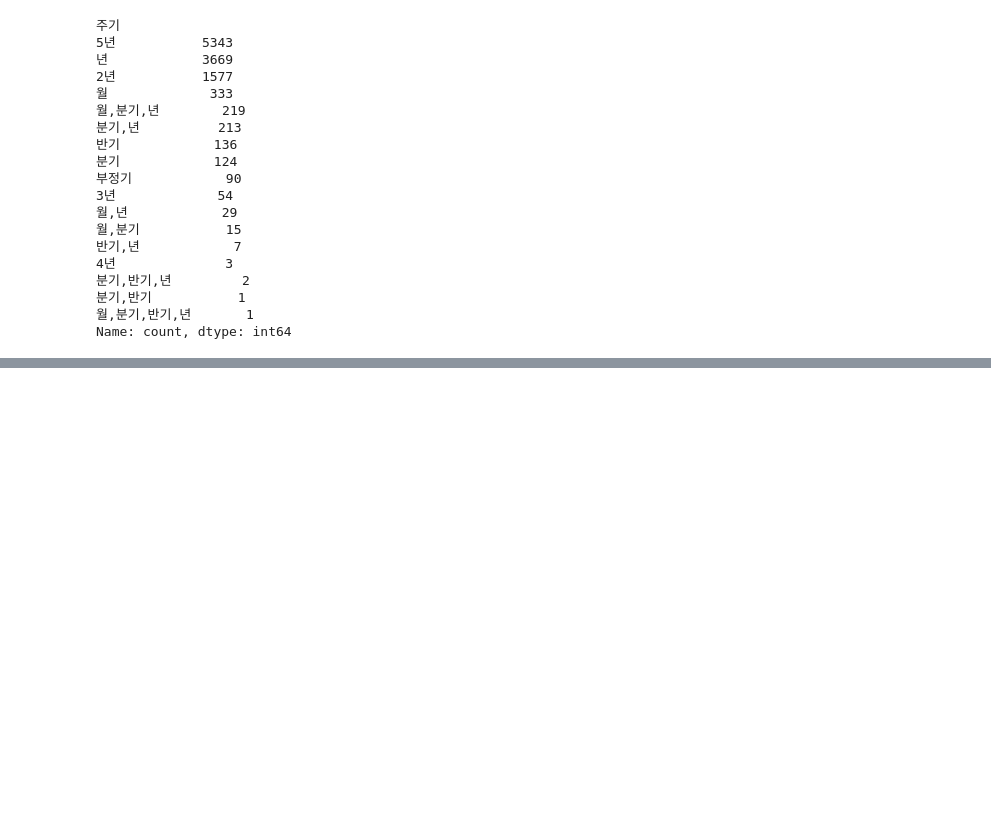
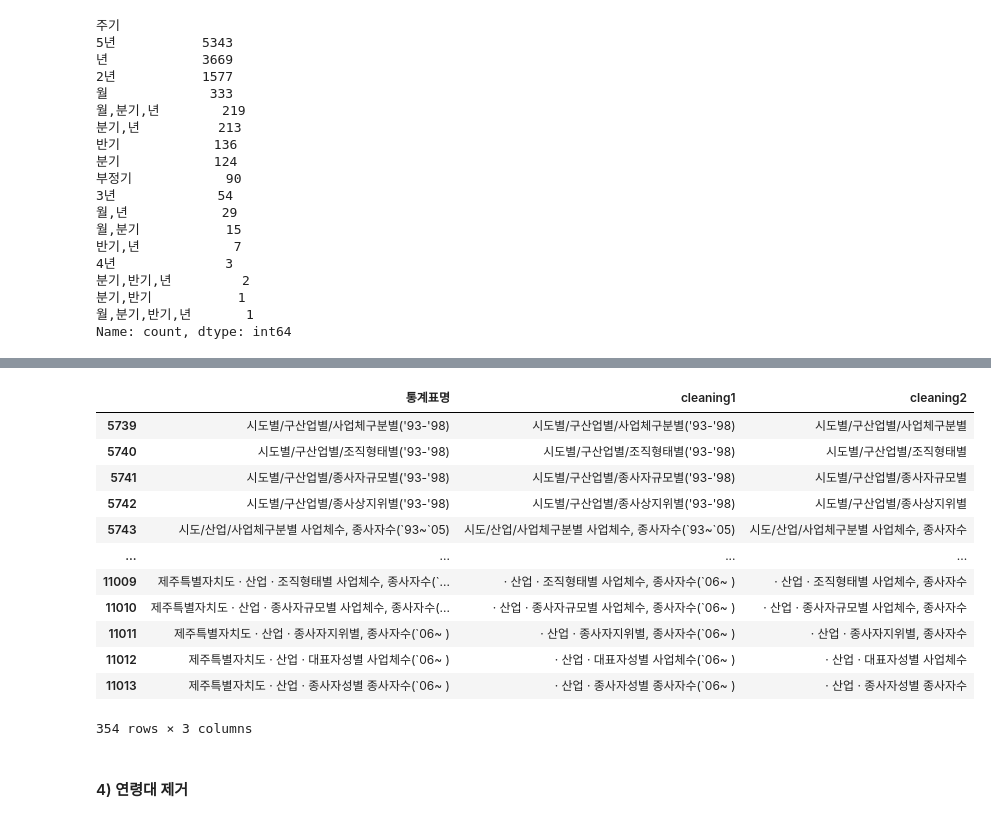
Before and after one commit to Tikkeulmoatikkeul/Cos-kobot_enhancement_research, a Jupyter notebook: node_table.ipynb, the cells around one changed output, grey strips where cells are left out. Saved outputs shown, nothing was run; the diff lists cells and outputs as text; code cells hidden in the pictures; blank space fills up the shorter version.

```diff
--- a/node_table.ipynb
+++ b/node_table.ipynb
@@ -58,0 +277,13 @@ Name: count, dtype: int64
+# %%
+import re
+from collections import Counter
+
+period_pattern = r"\(['’`]\d{2}[~-][^)]*\)"
+
+all_text = " ".join(df_table["통계표명"].astype(str))
+matches = re.findall(period_pattern, all_text)
+
+counted = Counter(matches)
+
+for bracket_str, cnt in counted.most_common():
+    print(f"{bracket_str}: {cnt}회")
@@ -58,0 +300,26 @@ Name: count, dtype: int64
+# %%
+def remove_pattern(text):
+    return re.sub(period_pattern, "", text)
+
+df_table_name["cleaning2"] = df_table_name["cleaning1"].astype(str).apply(remove_pattern)
+
+changed_rows = df_table_name[df_table_name["cleaning2"].astype(str) != df_table_name["cleaning1"].astype(str)]
+
+# 결과 출력
+changed_rows[["통계표명","cleaning1","cleaning2"]]
+# %% [output]
+|  | 통계표명 | cleaning1 | cleaning2 |
+| 5739 | 시도별/구산업별/사업체구분별('93-'98) | 시도별/구산업별/사업체구분별('93-'98) | 시도별/구산업별/사업체구분별 |
+| 5740 | 시도별/구산업별/조직형태별('93-'98) | 시도별/구산업별/조직형태별('93-'98) | 시도별/구산업별/조직형태별 |
+| 5741 | 시도별/구산업별/종사자규모별('93-'98) | 시도별/구산업별/종사자규모별('93-'98) | 시도별/구산업별/종사자규모별 |
+| 5742 | 시도별/구산업별/종사상지위별('93-'98) | 시도별/구산업별/종사상지위별('93-'98) | 시도별/구산업별/종사상지위별 |
+| 5743 | 시도/산업/사업체구분별 사업체수, 종사자수(`93~`05) | 시도/산업/사업체구분별 사업체수, 종사자수(`93~`05) | 시도/산업/사업체구분별 사업체수, 종사자수 |
+| ... | ... | ... | ... |
+| 11009 | 제주특별자치도 · 산업 · 조직형태별 사업체수, 종사자수(`... | · 산업 · 조직형태별 사업체수, 종사자수(`06~ ) | · 산업 · 조직형태별 사업체수, 종사자수 |
+| 11010 | 제주특별자치도 · 산업 · 종사자규모별 사업체수, 종사자수(... | · 산업 · 종사자규모별 사업체수, 종사자수(`06~ ) | · 산업 · 종사자규모별 사업체수, 종사자수 |
+| 11011 | 제주특별자치도 · 산업 · 종사자지위별, 종사자수(`06~ ) | · 산업 · 종사자지위별, 종사자수(`06~ ) | · 산업 · 종사자지위별, 종사자수 |
+| 11012 | 제주특별자치도 · 산업 · 대표자성별 사업체수(`06~ ) | · 산업 · 대표자성별 사업체수(`06~ ) | · 산업 · 대표자성별 사업체수 |
+| 11013 | 제주특별자치도 · 산업 · 종사자성별 종사자수(`06~ ) | · 산업 · 종사자성별 종사자수(`06~ ) | · 산업 · 종사자성별 종사자수 |
+354 rows × 3 columns
+# %% [markdown]
+#### 4) 연령대 제거
```
Also changed, not shown: parts of 35 cells of this notebook, 5 other files.
